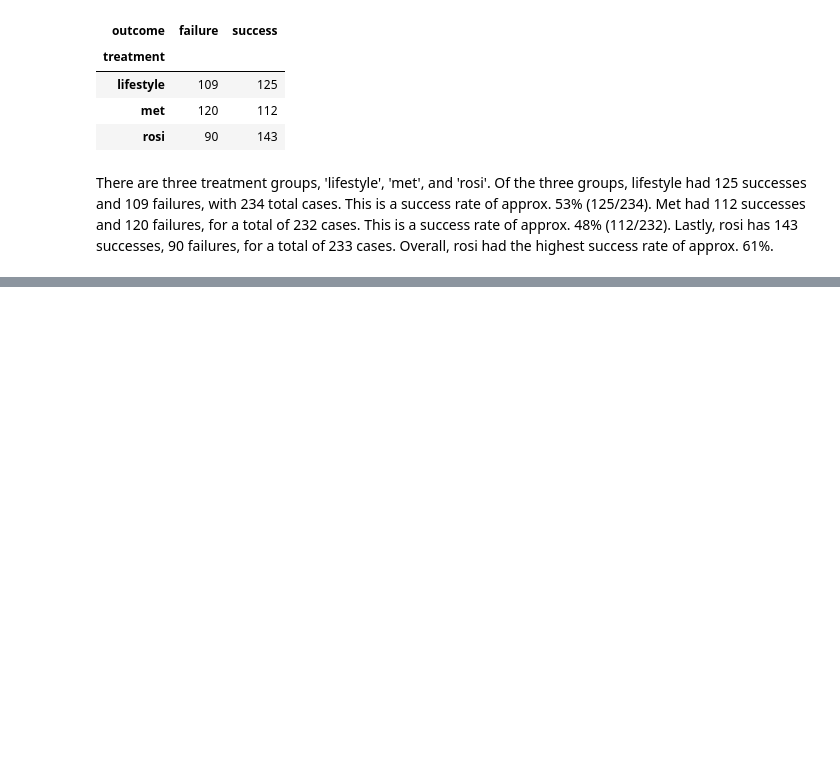
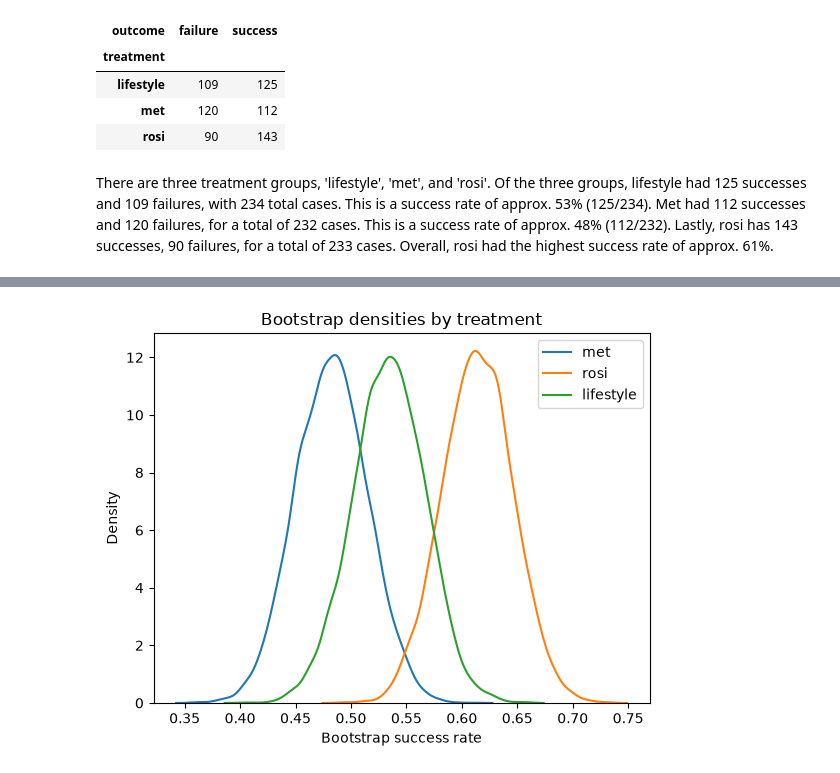
Before and after one commit to cejones8/UU_Labs, a Jupyter notebook: Lab 6/Thursday_lab/lab_06.ipynb, the cells around one changed output, grey strips where cells are left out. Drawn from its saved outputs; the diff is of its cells as text; code cells hidden in the pictures; blank space fills up the shorter version.

```diff
--- a/Lab 6/Thursday_lab/lab_06.ipynb
+++ b/Lab 6/Thursday_lab/lab_06.ipynb
@@ -261,0 +264,12 @@ boot.describe()
+# %%
+# step 3
+
+for arm in ['met', 'rosi', 'lifestyle']:
+    sns.kdeplot(boot[arm], label=arm)
+
+plt.xlabel('Bootstrap success rate')
+plt.title('Bootstrap densities by treatment')
+plt.legend()
+plt.show()
+# %% [output]
+[figure, added]
```
Also changed, not shown: parts of 11 cells of this notebook.
